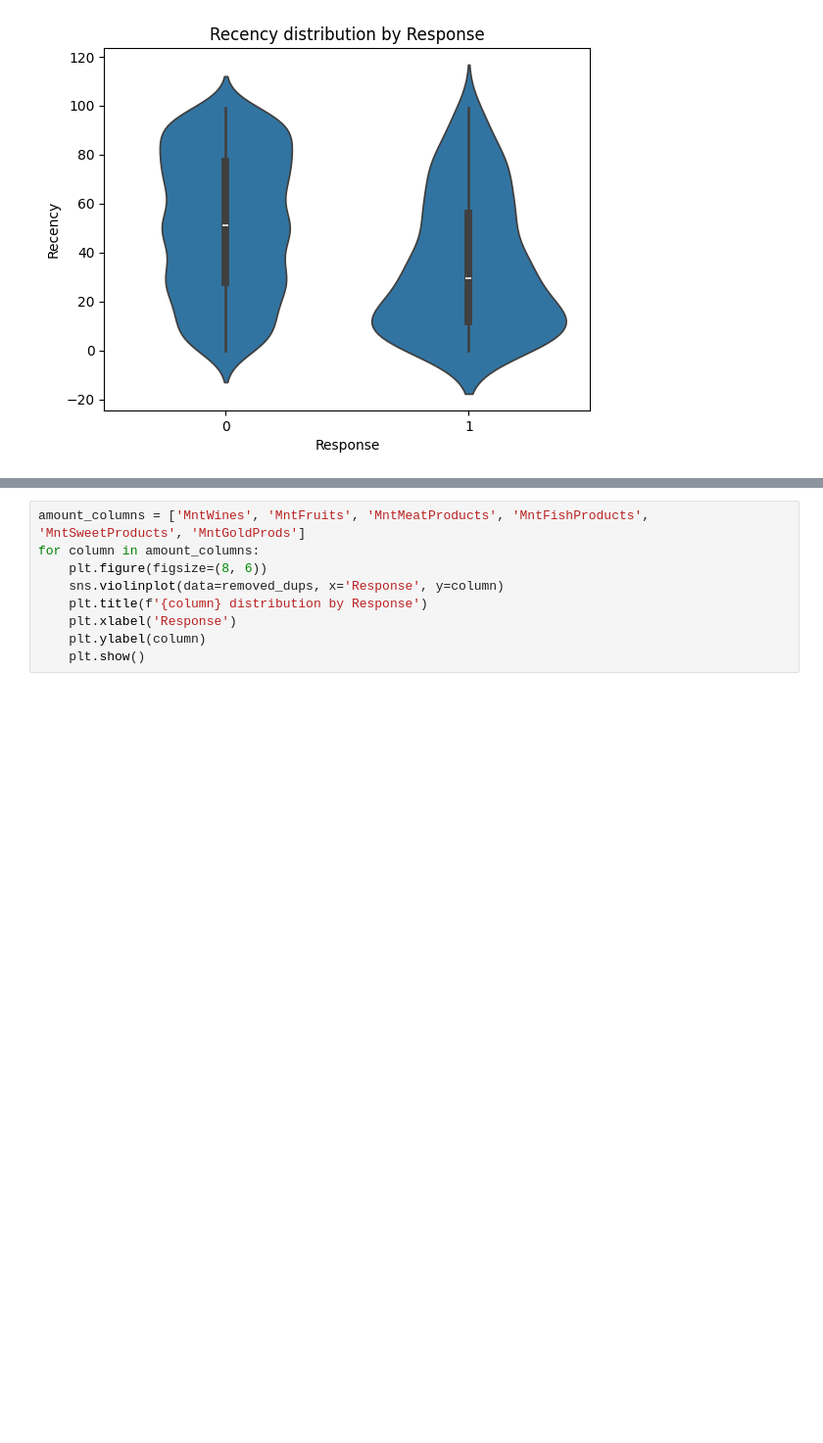
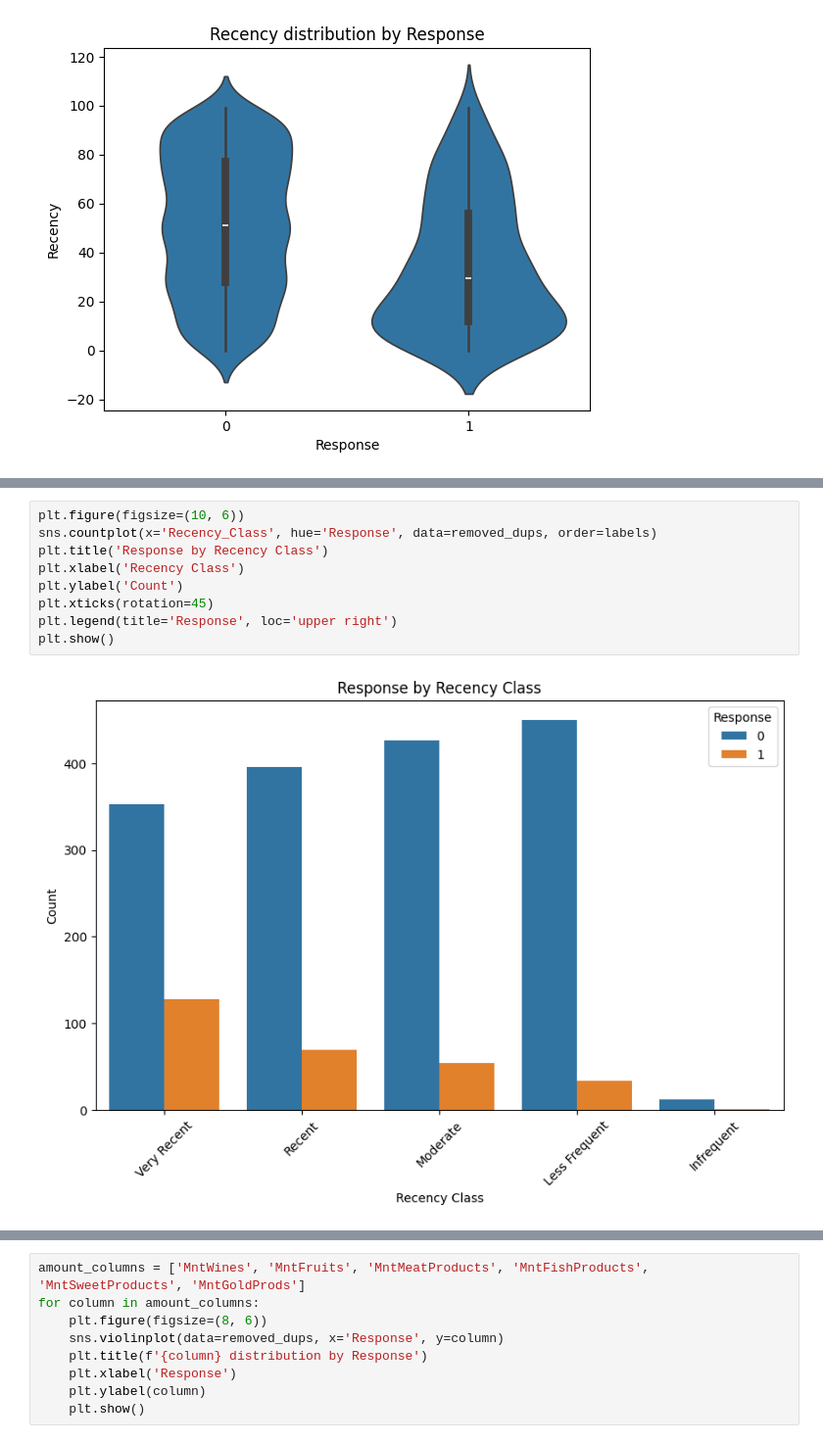
Before and after one commit to Ronan-Daliuag/Determining-Leads, a Jupyter notebook: Padrejuan-Data-Profiling.ipynb, the cells around one changed output, grey strips where cells are left out. Shown at 98% size. Drawn from its saved outputs; the diff is of its cells as text; blank space fills up the shorter version.

```diff
--- a/Padrejuan-Data-Profiling.ipynb
+++ b/Padrejuan-Data-Profiling.ipynb
@@ -403 +487,12 @@ plt.show() # it seems that Customers with less Recency avail the promo more inte
+# %%
+plt.figure(figsize=(10, 6))
+sns.countplot(x='Recency_Class', hue='Response', data=removed_dups, order=labels)
+plt.title('Response by Recency Class')
+plt.xlabel('Recency Class')
+plt.ylabel('Count')
+plt.xticks(rotation=45)
+plt.legend(title='Response', loc='upper right')
+plt.show()
+# %% [output]
+[figure, added]
 # %%
```
Also changed, not shown: parts of 16 cells of this notebook, 3 other files.
